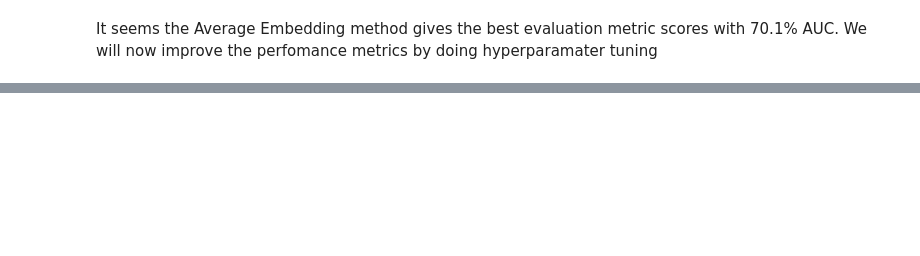
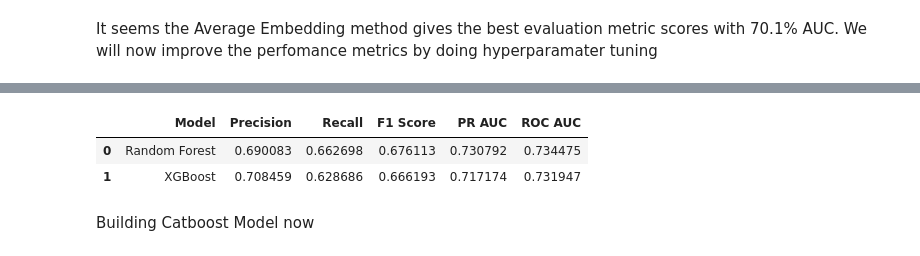
Before and after one commit to saxyrinchen/bt4012_project, a Jupyter notebook: graph_feature_engineering.ipynb, the cells around one changed output, grey strips where cells are left out. Drawn from its saved outputs; the diff is of its cells as text; code cells hidden in the pictures; blank space fills up the shorter version.

```diff
--- a/graph_feature_engineering.ipynb
+++ b/graph_feature_engineering.ipynb
@@ -556,9 +538,0 @@ G_bu = build_graph_bipartite(df, nx.Graph(name = 'Bipartite Undirected'))
-# %%
-from sklearn.model_selection import train_test_split
-
-train_edges, temp_edges, train_labels, temp_labels = train_test_split(list(range(len(G_bu.edges))),
-                                                                      list(nx.get_edge_attributes(G_bu, "label").values()),
-                                                                      test_size = 0.20,
-                                                                      random_state=42)
-
-val_edges, test_edges, val_labels, test_labels = train_test_split(temp_edges, temp_labels, test_size=0.5, random_state=42)
@@ -637,0 +567,41 @@ F1 Score: 0.12852311161217586
+# %%
+import xgboost as xgb
+from sklearn.metrics import precision_score, recall_score, f1_score, roc_auc_score, average_precision_score
+
+# Create an XGBoost classifier
+xgb_classifier = xgb.XGBClassifier(
+    objective='binary:logistic',
+    learning_rate=0.1,
+    max_depth=6,
+    n_estimators=100,
+    eval_metric='logloss'  # Change this to the appropriate evaluation metric
+)
+
+# Train the model
+xgb_classifier.fit(train_embeddings_np, train_labels_np)
+
+# Predict probabilities on validation data
+y_pred_prob_xgb = xgb_classifier.predict_proba(val_embeddings_np)[:, 1]
+
+# Convert probabilities to binary predictions using a threshold
+y_pred_binary_xgb = (y_pred_prob_xgb > 0.5).astype(int)
+
+# Calculate metrics
+precision_xgb = precision_score(val_labels_np, y_pred_binary_xgb)
+recall_xgb = recall_score(val_labels_np, y_pred_binary_xgb)
+f1_xgb = f1_score(val_labels_np, y_pred_binary_xgb)
+pr_auc_xgb = average_precision_score(val_labels_np, y_pred_prob_xgb)
+roc_auc_xgb = roc_auc_score(val_labels_np, y_pred_prob_xgb)
+model_name = 'XGBoost'
+
+# Print or store the metrics as needed
+new_row2 = {'Model': model_name, 'Precision': precision_xgb, 'Recall': recall_xgb, 'F1 Score': f1_xgb, 'PR AUC': pr_auc_xgb, 'ROC AUC': roc_auc_xgb}
+# %%
+final_results = pd.concat([final_results, pd.DataFrame([new_row2])], ignore_index=True)
+final_results
+# %% [output]
+|  | Model | Precision | Recall | F1 Score | PR AUC | ROC AUC |
+| 0 | Random Forest | 0.690083 | 0.662698 | 0.676113 | 0.730792 | 0.734475 |
+| 1 | XGBoost | 0.708459 | 0.628686 | 0.666193 | 0.717174 | 0.731947 |
+# %% [markdown]
+Building Catboost Model now
```
Also changed, not shown: parts of 25 cells of this notebook.
